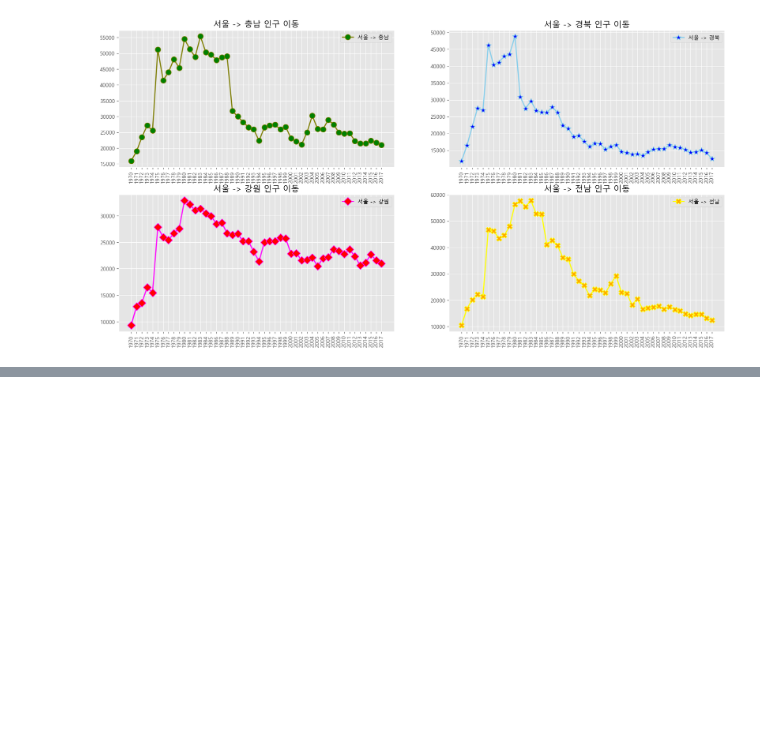
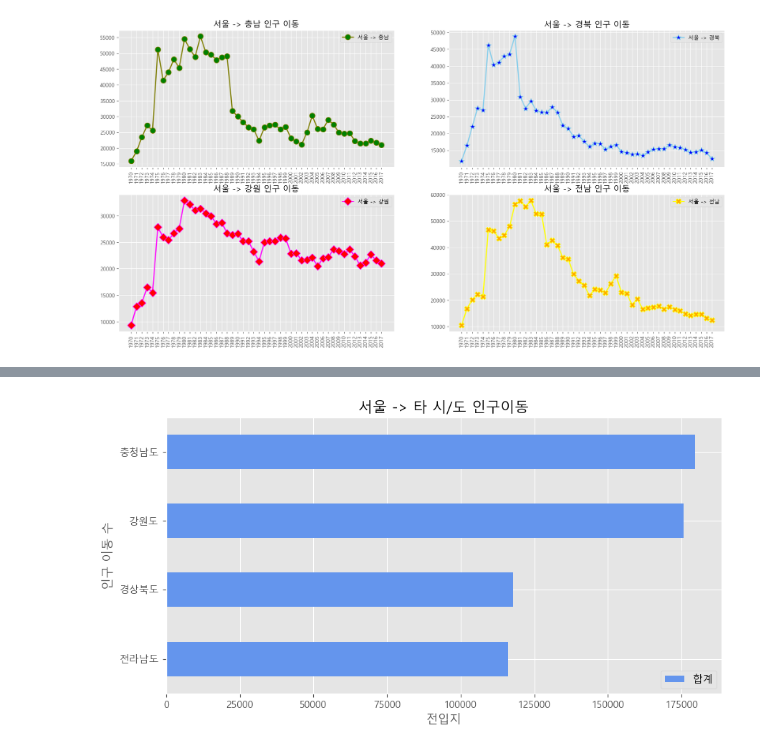
Before and after one commit to Allez0103/15_pandas_data_analytics, a Jupyter notebook: 4_시각화도구/4_1_matplotlib.ipynb, the cells around one changed output, grey strips where cells are left out. Drawn from its saved outputs; the diff is of its cells as text; code cells hidden in the pictures; blank space fills up the shorter version.

```diff
--- a/4_시각화도구/4_1_matplotlib.ipynb
+++ b/4_시각화도구/4_1_matplotlib.ipynb
@@ -553,0 +628,36 @@ plt.show()
+# %%
+# 가로막대형 차트
+
+import pandas as pd
+import matplotlib.pyplot as plt
+from matplotlib import font_manager, rc
+
+font_path = "./data/malgun.ttf"
+font_name = font_manager.FontProperties(fname=font_path).get_name()
+rc("font", family=font_name)
+
+df = pd.read_excel("./data/시도별_전출입_인구수.xlsx")
+df = df.ffill()
+mask = (df["전출지별"] == "서울특별시") & (df["전입지별"] != "서울특별시")
+df_seoul = df[mask]
+df_seoul = df_seoul.drop(["전출지별"], axis=1)
+df_seoul = df_seoul.rename({"전입지별" : "전입지"}, axis=1)
+df_seoul = df_seoul.set_index("전입지")
+
+
+col_years = list(map(str, range(2010, 2018)))
+df_5 = df_seoul.loc[["충청남도", "경상북도", "강원도", "전라남도"], col_years]
+df_5["합계"] = df_5.sum(axis=1)
+# print(df_5)
+df_total = df_5[["합계"]].sort_values(by="합계", ascending=True)
+# print(df_total)
+
+plt.style.use("ggplot")
+df_total.plot(kind="barh", color="cornflowerblue", width=0.5, figsize=(10, 5))
+plt.title("서울 -> 타 시/도 인구이동")
+plt.xlabel("전입지")
+plt.ylabel("인구 이동 수")
+
+plt.show()
+# %% [output]
+[figure, added]
```
Also changed, not shown: parts of 19 cells of this notebook, 9 other files.
